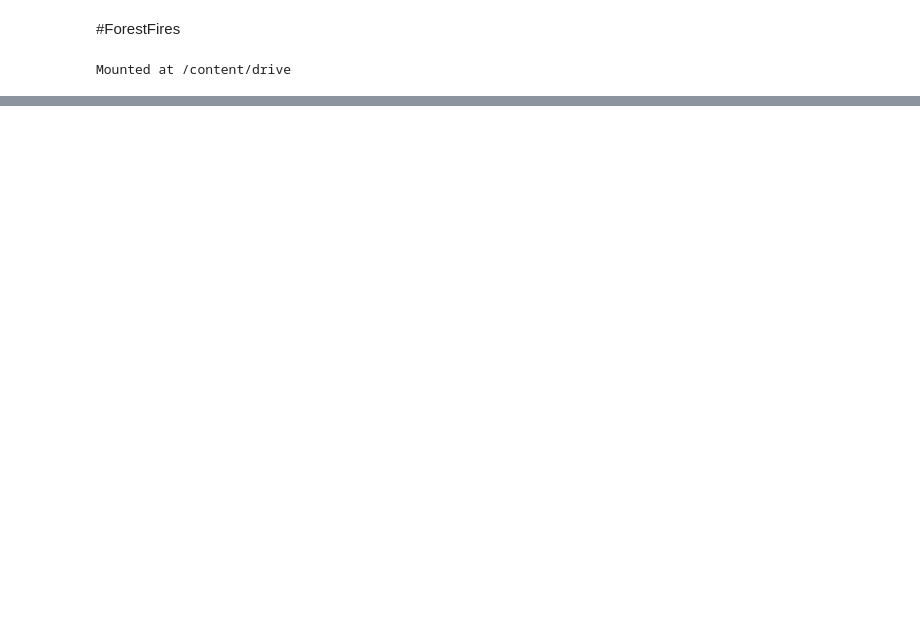
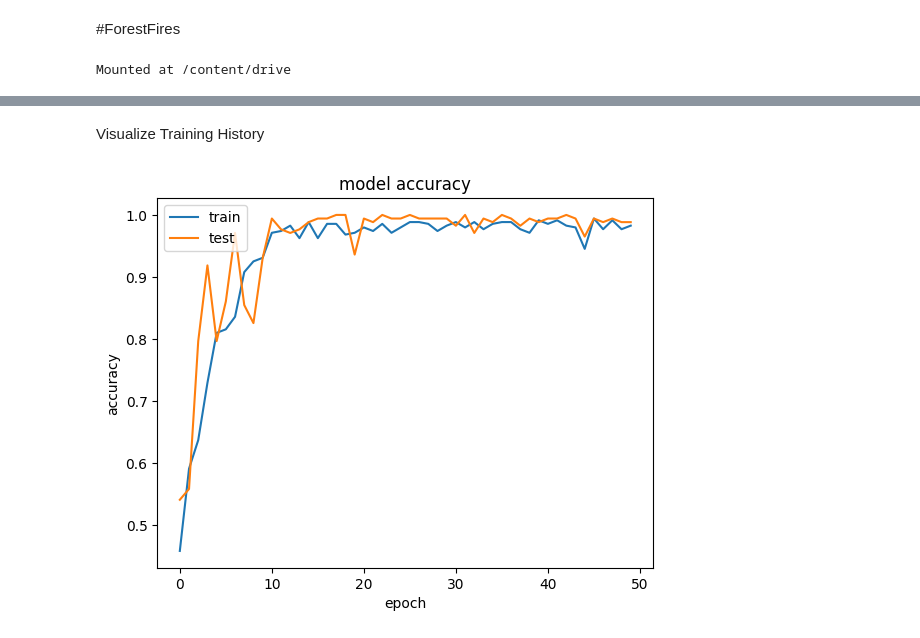
Before and after one commit to SuryaBhaskar33/EXCELR_Data_Science, a Jupyter notebook: NeuralNetworks.ipynb, the cells around one changed output, grey strips where cells are left out. Saved outputs shown, nothing was run; the diff lists cells and outputs as text; code cells hidden in the pictures; blank space fills up the shorter version.

```diff
--- a/NeuralNetworks.ipynb
+++ b/NeuralNetworks.ipynb
@@ -240,0 +185,20 @@ plt.scatter(y_test,pred)
+# %%
+
+from imblearn.combine import SMOTETomek
+from collections import Counter
+
+resamp = df.copy()
+#SMOTEK TECHNIQUE
+
+#Define dataset
+a = resamp.iloc[:,:-1]
+b = resamp.iloc[:,-1]
+
+#Count before
+print(Counter(b))
+
+smt = SMOTETomek(sampling_strategy = 'auto')
+a, b = smt.fit_resample(a, b)
+
+#Count after
+print(Counter(b)) #removed bias in dataset
@@ -240,0 +210,4 @@ plt.scatter(y_test,pred)
+# %%
+X = a
+Y = b
+X_train, X_test, y_train, y_test = train_test_split(X,Y, test_size = 0.3)
@@ -240,0 +221,10 @@ plt.scatter(y_test,pred)
+# %%
+# create model
+model = Sequential()
+model.add(Dense(14, input_dim=11, kernel_initializer='uniform', activation='relu'))
+model.add(Dense(12,kernel_initializer='uniform', activation='relu'))
+model.add(Dense(1, kernel_initializer='uniform', activation='sigmoid'))
+# Compile model
+model.compile(loss='binary_crossentropy', optimizer='adam', metrics=['accuracy'])
+# Fit the model
+hist = model.fit(X_train, y_train, validation_split=0.33, epochs=50, batch_size=10)
@@ -240,0 +270,13 @@ plt.scatter(y_test,pred)
+# %% [markdown]
+Visualize Training History
+# %%
+# summarize history for accuracy
+plt.plot(hist.history['accuracy'])
+plt.plot(hist.history['val_accuracy'])
+plt.title('model accuracy')
+plt.ylabel('accuracy')
+plt.xlabel('epoch')
+plt.legend(['train', 'test'], loc='upper left')
+plt.show()
+# %% [output]
+[figure, added]
```
Also changed, not shown: parts of 99 cells of this notebook.
